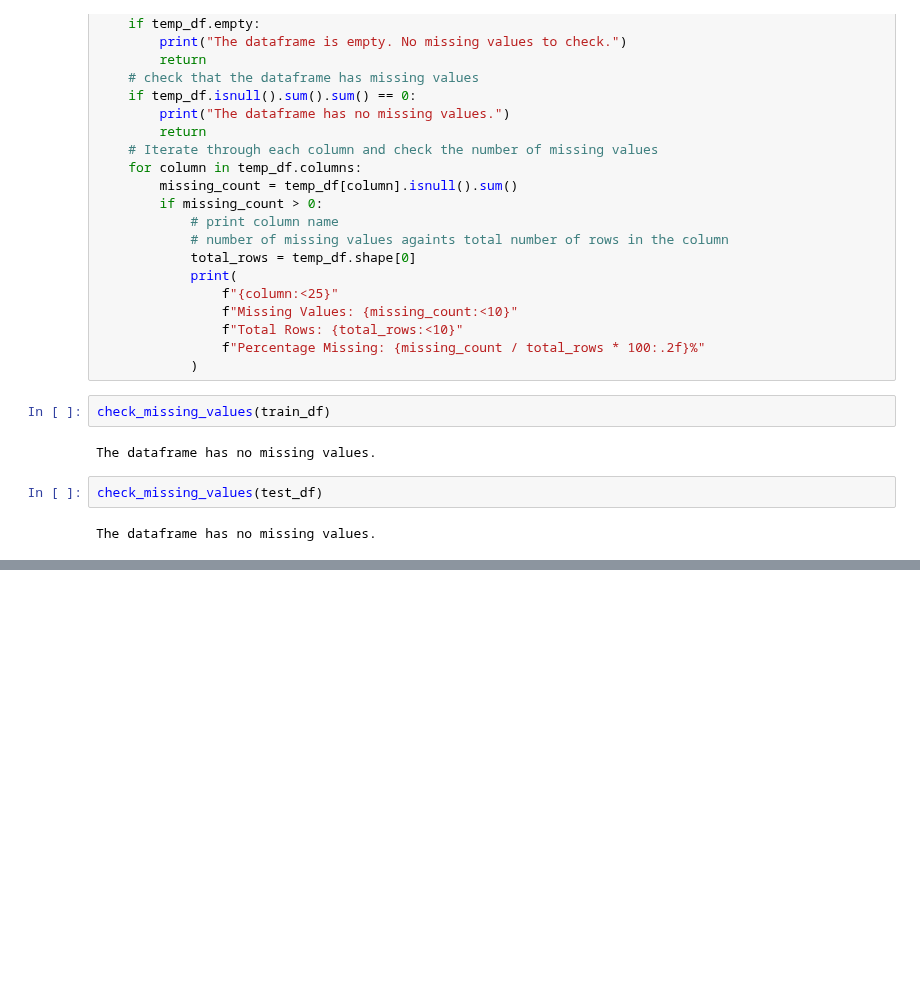
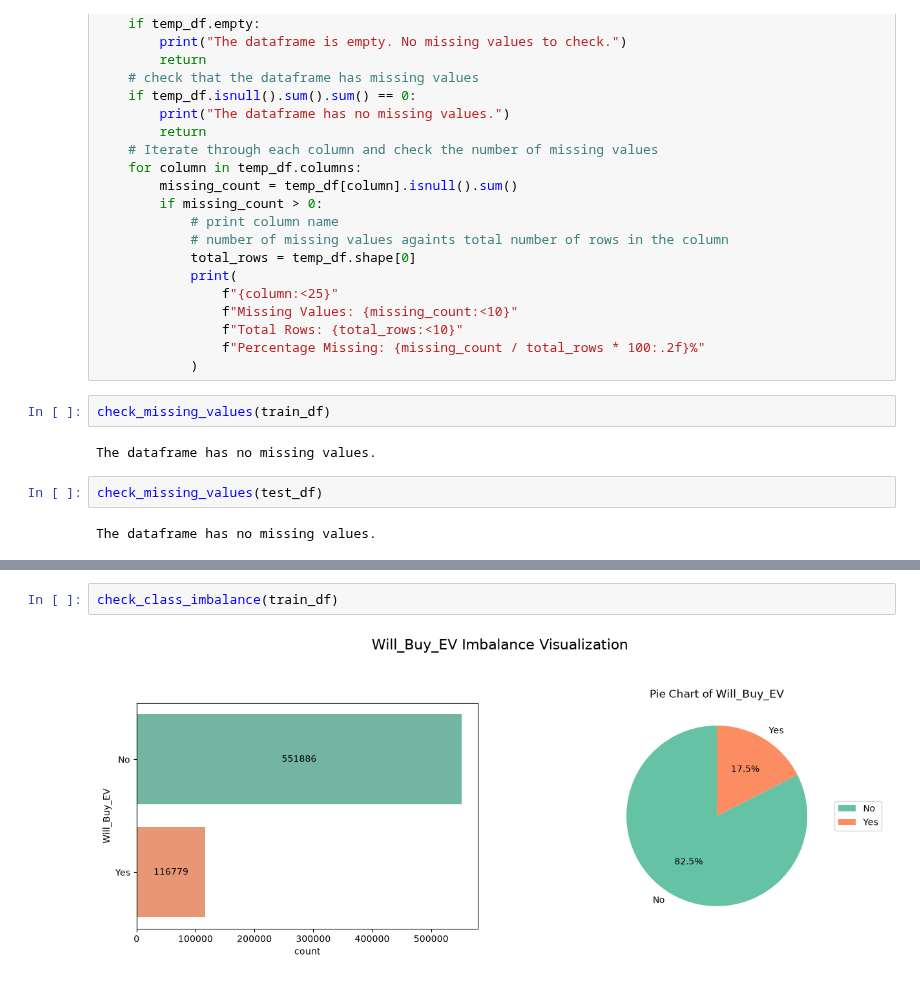
Before and after one commit to David-Langat/Kaggle, a Jupyter notebook: playground_series/predicting_electric_vehicle_purchase/predicting_electric_vehicle_purchase.ipynb, the cells around one changed output, grey strips where cells are left out. Cells and saved outputs as stored; diff of their text form; blank space fills up the shorter version.

Commit message:
feat: Visualised class imbalance in Will_Buy_Ev target class.

```diff
--- a/playground_series/predicting_electric_vehicle_purchase/predicting_electric_vehicle_purchase.ipynb
+++ b/playground_series/predicting_electric_vehicle_purchase/predicting_electric_vehicle_purchase.ipynb
@@ -112,0 +205,4 @@ The dataframe has no missing values.
+# %%
+check_class_imbalance(train_df)
+# %% [output]
+[figure, added]
```
Also changed, not shown: parts of 4 cells of this notebook.
